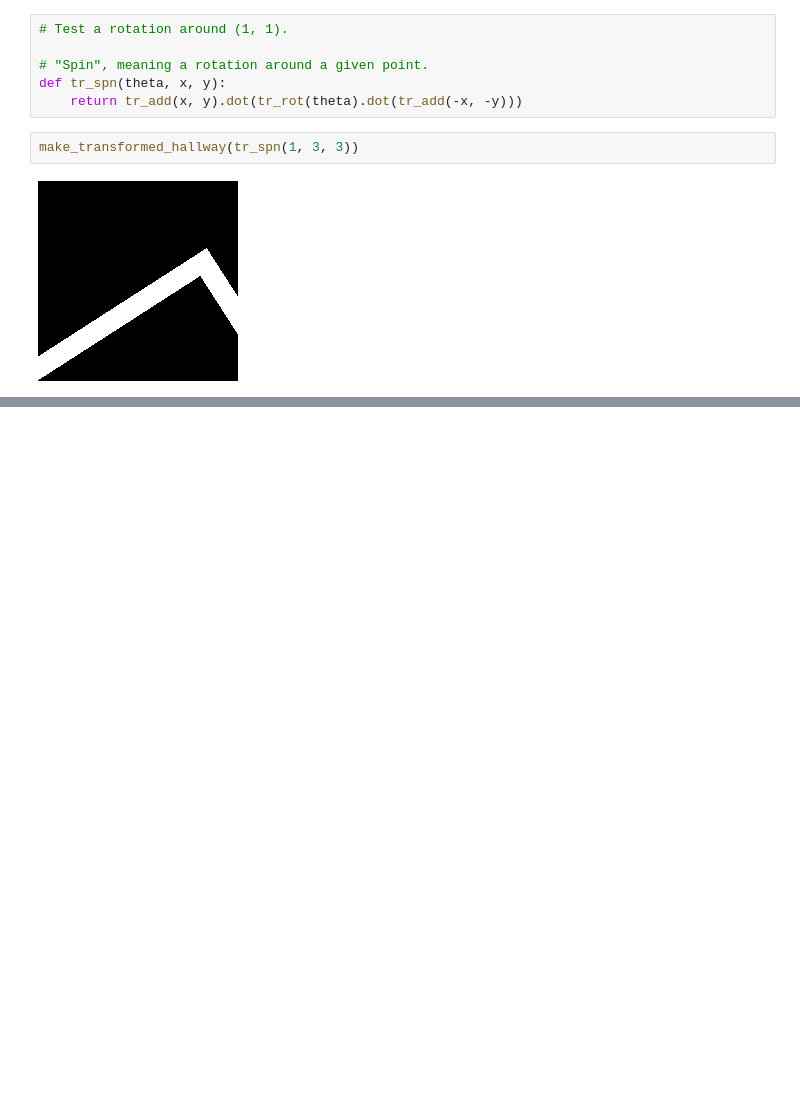
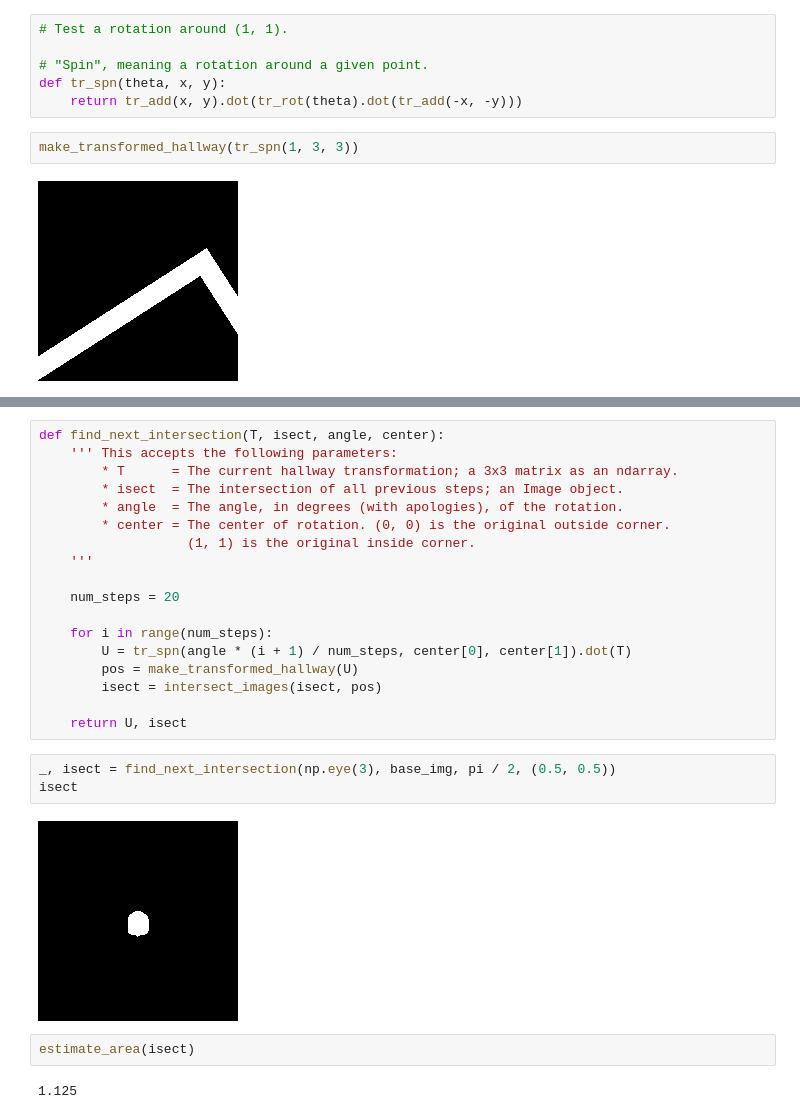
Before and after one commit to tylerneylon/sofa, a Jupyter notebook: sofa.ipynb, the cells around one changed output, grey strips where cells are left out. Drawn from its saved outputs; the diff is of its cells as text; blank space fills up the shorter version.

```diff
--- a/sofa.ipynb
+++ b/sofa.ipynb
@@ -261,0 +370,27 @@ make_transformed_hallway(tr_spn(1, 3, 3))
+# %%
+def find_next_intersection(T, isect, angle, center):
+    ''' This accepts the following parameters:
+        * T      = The current hallway transformation; a 3x3 matrix as an ndarray.
+        * isect  = The intersection of all previous steps; an Image object.
+        * angle  = The angle, in degrees (with apologies), of the rotation.
+        * center = The center of rotation. (0, 0) is the original outside corner.
+                   (1, 1) is the original inside corner.
+    '''
+
+    num_steps = 20
+
+    for i in range(num_steps):
+        U = tr_spn(angle * (i + 1) / num_steps, center[0], center[1]).dot(T)
+        pos = make_transformed_hallway(U)
+        isect = intersect_images(isect, pos)
+
+    return U, isect
+# %%
+_, isect = find_next_intersection(np.eye(3), base_img, pi / 2, (0.5, 0.5))
+isect
+# %% [output]
+[figure, added]
+# %%
+estimate_area(isect)
+# %% [output]
+1.125
```
Also changed, not shown: parts of 61 cells of this notebook.
